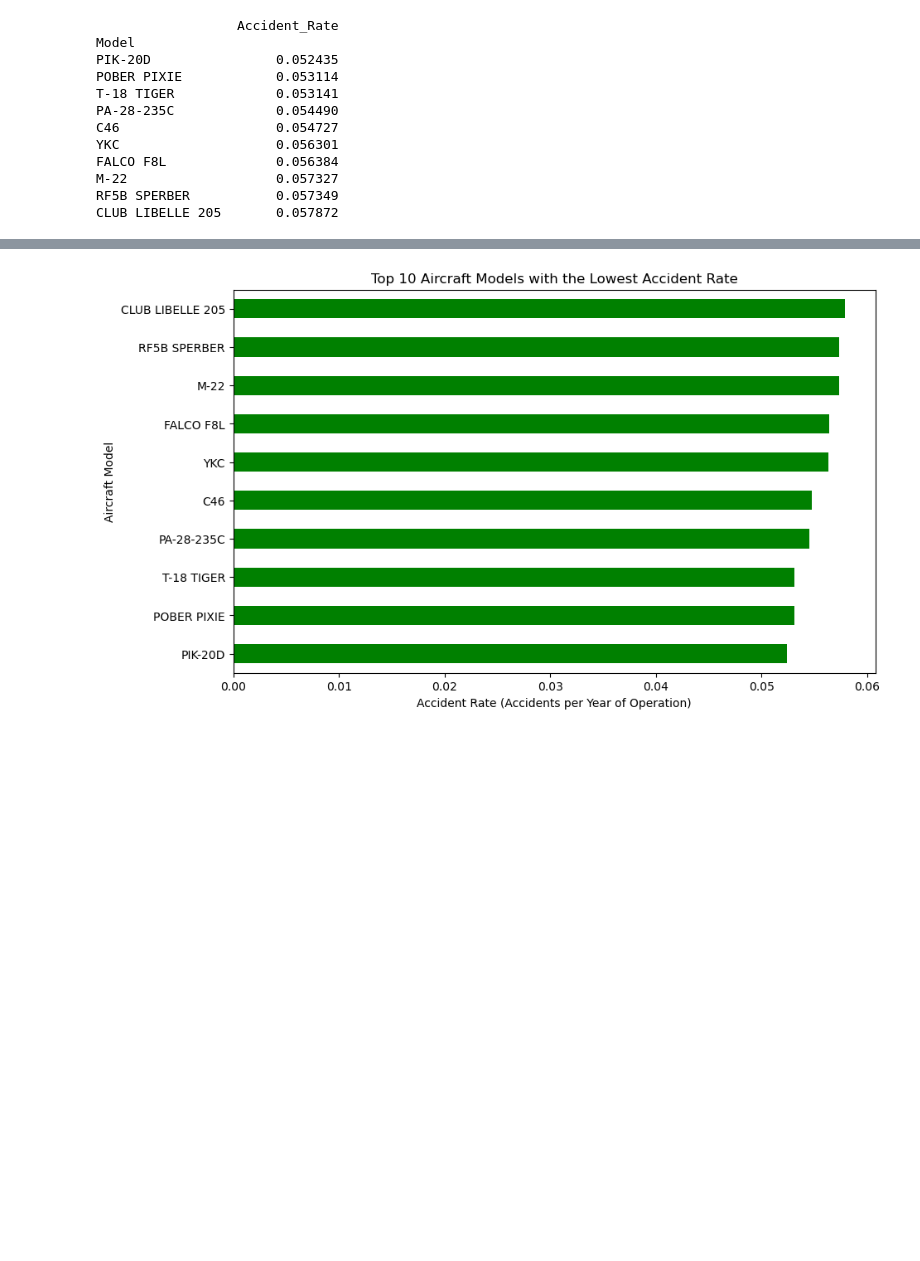
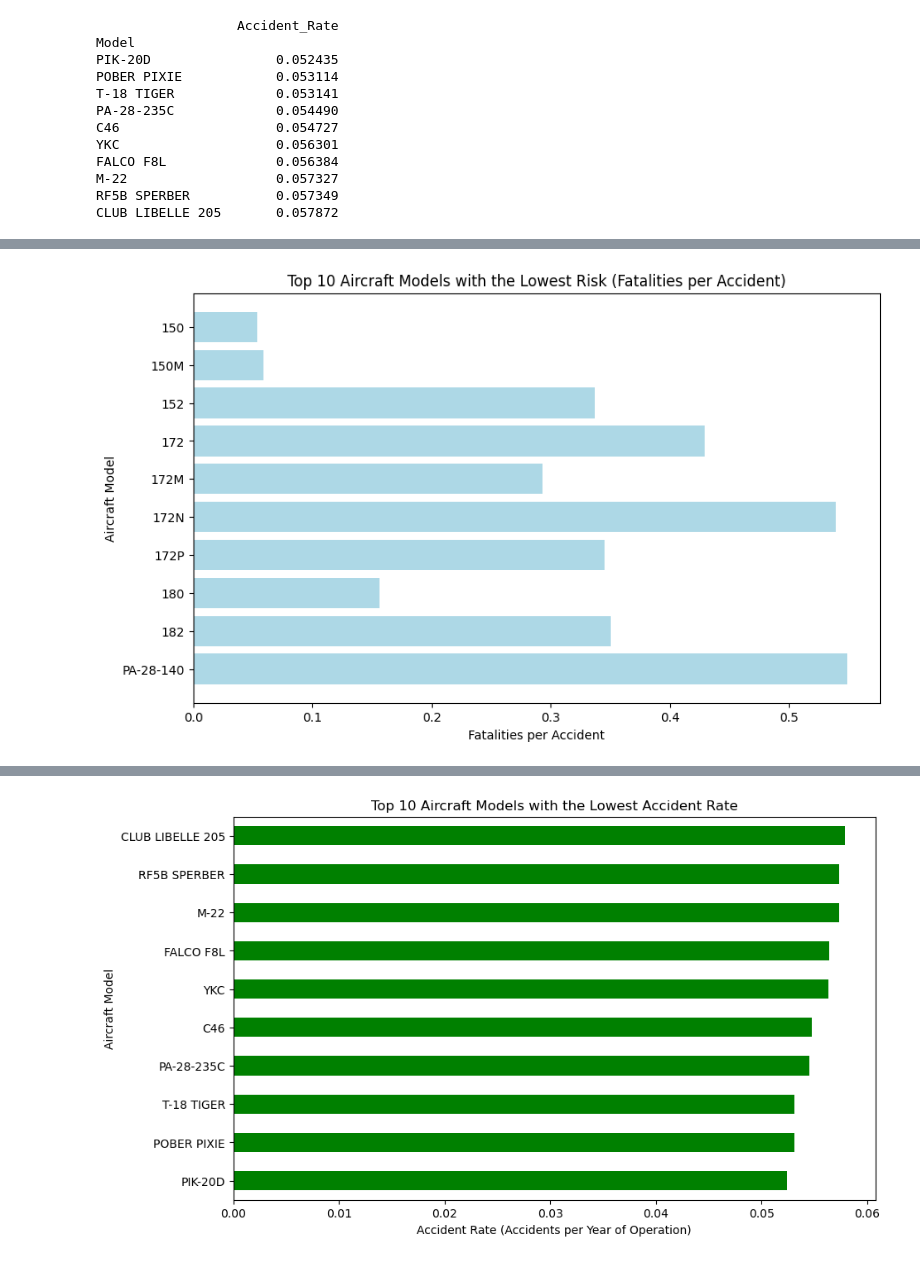
Before and after one commit to Kate-Maina/Aviation-accident, a Jupyter notebook: aviation_analysis.ipynb, the cells around one changed output, grey strips where cells are left out. Cells and saved outputs as stored; diff of their text form; code cells hidden in the pictures; blank space fills up the shorter version.

```diff
--- a/aviation_analysis.ipynb
+++ b/aviation_analysis.ipynb
@@ -385,0 +371,23 @@ CLUB LIBELLE 205       0.057872
+# %%
+#Determining Risk for Frequent Aircraft Models
+model_counts = df['Model'].value_counts()
+top_models = model_counts.head(10).index
+# %%
+#Filter for the Top models in use
+top_model_df = df[df['Model'].isin(top_models)]
+
+#Aggregate with other risk metrics
+risk_summary = top_model_df.groupby('Model').agg({
+    'Total.Fatal.Injuries': 'sum',
+    'Total.Serious.Injuries': 'sum',
+    'Total.Minor.Injuries': 'sum',
+    'Aircraft.damage': lambda x: x.value_counts().to_dict()
+}).reset_index()
+# %%
+# Add total accidents per model that will be used later for plotting
+risk_summary['Total_Accidents'] = top_model_df['Model'].value_counts().values
+
+# Calculating the fatalities per accident
+risk_summary['Fatalities_per_Accident'] = (
+    risk_summary['Total.Fatal.Injuries'] / risk_summary['Total_Accidents']
+)
@@ -435,0 +492,13 @@ plt.show()
+# %%
+import matplotlib.pyplot as plt
+
+# Plotting Fatalities per Accident for the Top 10 Models
+plt.figure(figsize=(10, 6))
+plt.barh(risk_summary['Model'], risk_summary['Fatalities_per_Accident'], color='lightblue')
+plt.xlabel('Fatalities per Accident')
+plt.ylabel('Aircraft Model')
+plt.title('Top 10 Aircraft Models with the Lowest Risk (Fatalities per Accident)')
+plt.gca().invert_yaxis()  # To display the highest at the top
+plt.show()
+# %% [output]
+[figure, added]
```
Also changed, not shown: parts of 48 cells of this notebook, 5 other files.
